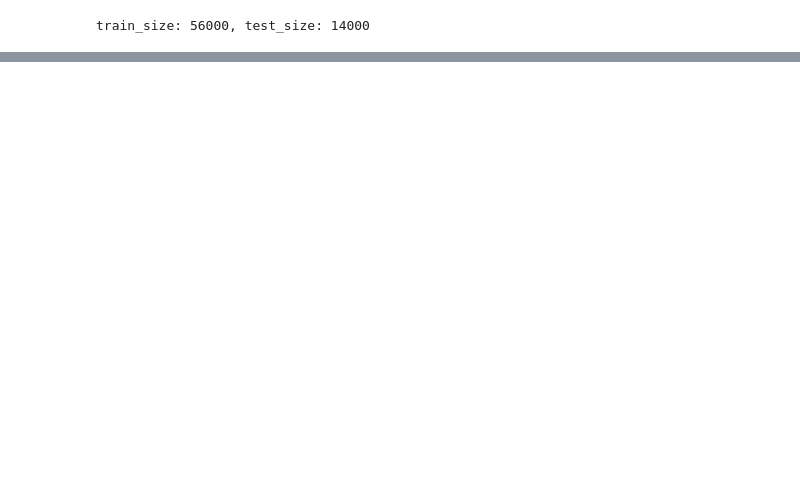
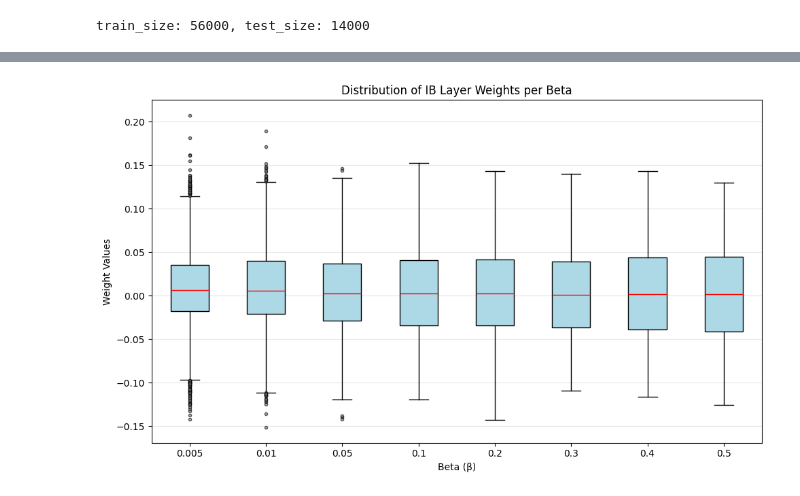
Before and after one commit to InformationPlanesDecompositions/nn-vib, a Jupyter notebook: testing/vib_lenet_300_100_prune_testing.ipynb, the cells around one changed output, grey strips where cells are left out. Cells and saved outputs as stored; diff of their text form; code cells hidden in the pictures; blank space fills up the shorter version.

```diff
--- a/testing/vib_lenet_300_100_prune_testing.ipynb
+++ b/testing/vib_lenet_300_100_prune_testing.ipynb
@@ -100,0 +108,43 @@ diff: -19.843 -> og: 93.721, pruned: 73.879, og_kl: 3.3306987285614014, pruned_k
+# %%
+all_weights_by_beta = []
+beta_labels = []
+for b in tqdm(reversed(betas)):
+    model = VIBLeNet(z_dim=z_dim)
+    state = load_weights(f'../weights/vib_lenet_300_100_mnist_{b}.pth', verbose=False)
+    model.load_state_dict(state)
+
+    weight_values = []
+    for layer_name in layer_names:
+        #if layer_name == 'encoder.0' or layer_name == 'encoder.2':
+        if layer_name == 'fc_mu' or layer_name == 'fc_std':
+            module = dict(model.named_modules()).get(layer_name)
+            if module is not None and hasattr(module, 'weight') and module.weight is not None:
+                weight_values.append(module.weight.data.flatten())
+
+    beta_tensor = torch.cat(weight_values)
+    all_weights_by_beta.append(beta_tensor.cpu().numpy())
+    beta_labels.append(str(b))
+
+plt.figure(figsize=(10, 6))
+
+plt.boxplot(
+    all_weights_by_beta,
+    vert=True,
+    patch_artist=True,
+    boxprops=dict(facecolor='lightblue', color='black'),
+    medianprops=dict(color='red'),
+    whiskerprops=dict(color='black'),
+    capprops=dict(color='black'),
+    flierprops=dict(marker='o', markerfacecolor='gray', markersize=3, alpha=0.6)
+)
+
+plt.xticks(ticks=range(1, len(beta_labels) + 1), labels=beta_labels, rotation=0)
+plt.xlabel('Beta (β)')
+plt.ylabel('Weight Values')
+plt.title('Distribution of IB Layer Weights per Beta')
+plt.grid(True, axis='y', alpha=0.3)
+plt.tight_layout()
+plt.savefig('../plots/acc_v_beta/vib_lenet_300_100_mnist_dist_ib_layer_weights.png', dpi=300, bbox_inches='tight')
+plt.show()
+# %% [output]
+[figure, added]
```
Also changed, not shown: parts of 11 cells of this notebook, 11 other files.
